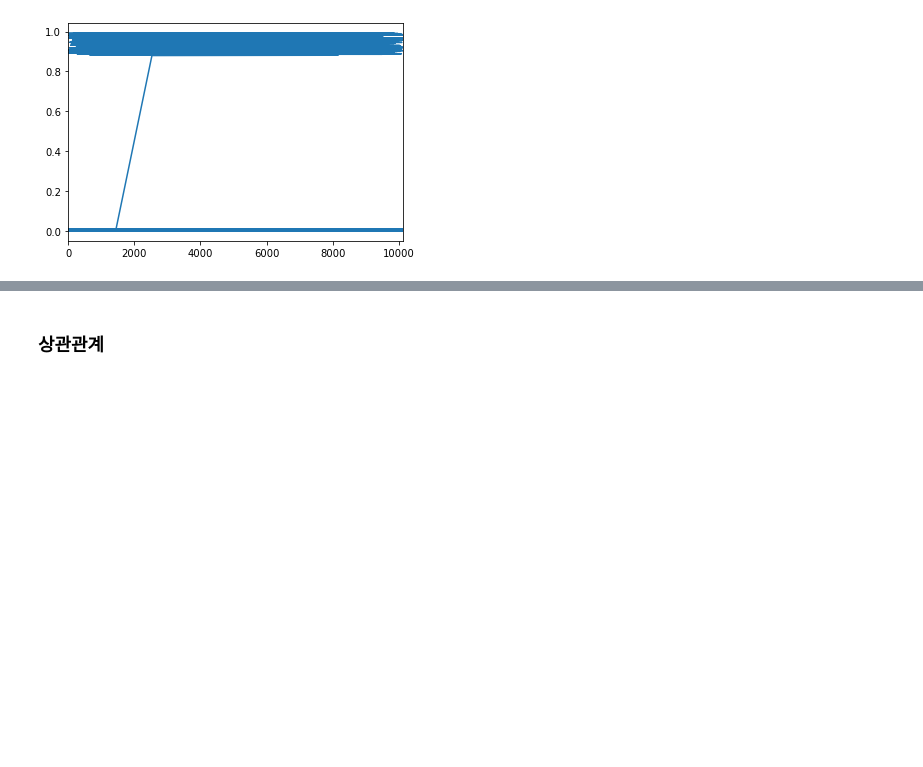
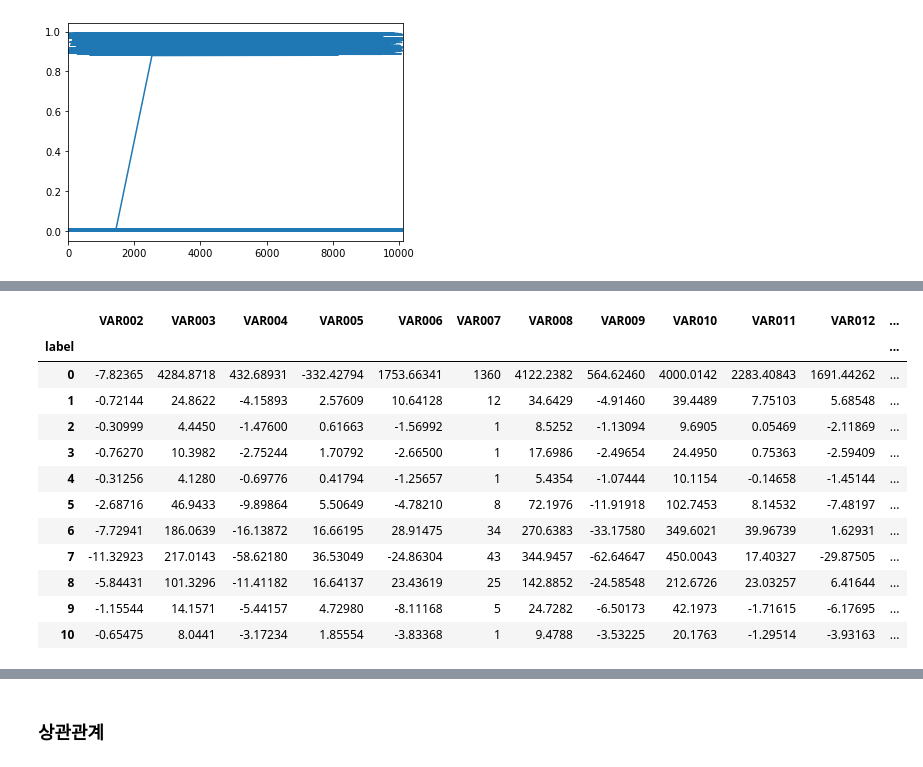
Before and after one commit to hymk-scdc/DA, a Jupyter notebook: mk_20200904.ipynb, the cells around one changed output, grey strips where cells are left out. Cells and saved outputs as stored; diff of their text form; code cells hidden in the pictures; blank space fills up the shorter version.

```diff
--- a/mk_20200904.ipynb
+++ b/mk_20200904.ipynb
@@ -400,0 +461,16 @@ df_x['VAR171'].sort_values().plot()
+# %%
+df_e.groupby('label').sum()
+# %% [output]
+|  | VAR002 | VAR003 | VAR004 | VAR005 | VAR006 | VAR007 | VAR008 | VAR009 | VAR010 | VAR011 | VAR012 | ... |
+| label |  |  |  |  |  |  |  |  |  |  |  | ... |
+| 0 | -7.82365 | 4284.8718 | 432.68931 | -332.42794 | 1753.66341 | 1360 | 4122.2382 | 564.62460 | 4000.0142 | 2283.40843 | 1691.44262 | ... |
+| 1 | -0.72144 | 24.8622 | -4.15893 | 2.57609 | 10.64128 | 12 | 34.6429 | -4.91460 | 39.4489 | 7.75103 | 5.68548 | ... |
+| 2 | -0.30999 | 4.4450 | -1.47600 | 0.61663 | -1.56992 | 1 | 8.5252 | -1.13094 | 9.6905 | 0.05469 | -2.11869 | ... |
+| 3 | -0.76270 | 10.3982 | -2.75244 | 1.70792 | -2.66500 | 1 | 17.6986 | -2.49654 | 24.4950 | 0.75363 | -2.59409 | ... |
+| 4 | -0.31256 | 4.1280 | -0.69776 | 0.41794 | -1.25657 | 1 | 5.4354 | -1.07444 | 10.1154 | -0.14658 | -1.45144 | ... |
+| 5 | -2.68716 | 46.9433 | -9.89864 | 5.50649 | -4.78210 | 8 | 72.1976 | -11.91918 | 102.7453 | 8.14532 | -7.48197 | ... |
+| 6 | -7.72941 | 186.0639 | -16.13872 | 16.66195 | 28.91475 | 34 | 270.6383 | -33.17580 | 349.6021 | 39.96739 | 1.62931 | ... |
+| 7 | -11.32923 | 217.0143 | -58.62180 | 36.53049 | -24.86304 | 43 | 344.9457 | -62.64647 | 450.0043 | 17.40327 | -29.87505 | ... |
+| 8 | -5.84431 | 101.3296 | -11.41182 | 16.64137 | 23.43619 | 25 | 142.8852 | -24.58548 | 212.6726 | 23.03257 | 6.41644 | ... |
+| 9 | -1.15544 | 14.1571 | -5.44157 | 4.72980 | -8.11168 | 5 | 24.7282 | -6.50173 | 42.1973 | -1.71615 | -6.17695 | ... |
+| 10 | -0.65475 | 8.0441 | -3.17234 | 1.85554 | -3.83368 | 1 | 9.4788 | -3.53225 | 20.1763 | -1.29514 | -3.93163 | ... |
```
Also changed, not shown: parts of 39 cells of this notebook, 1 other file.
